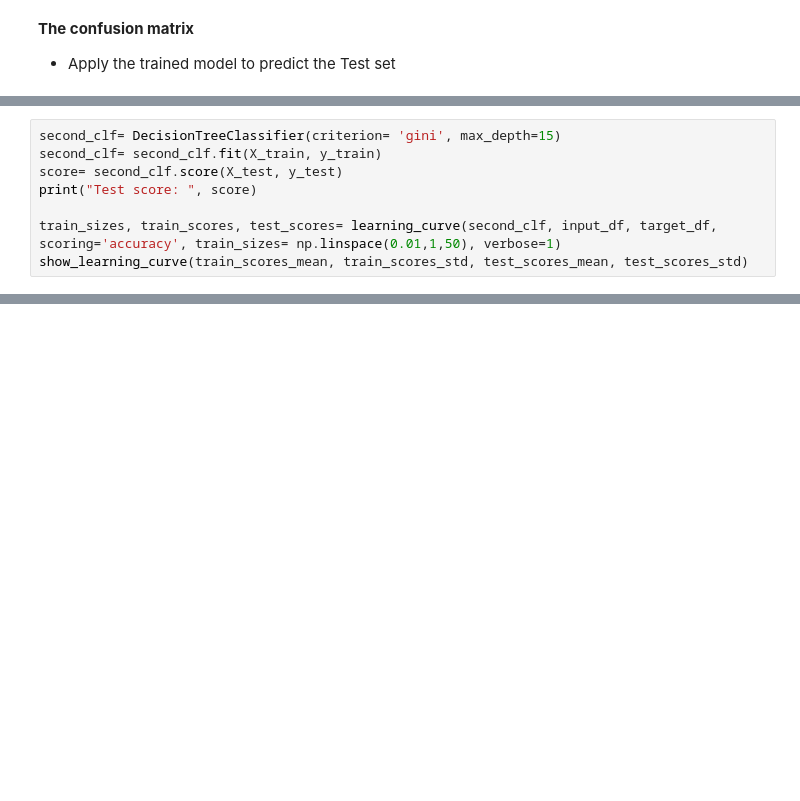
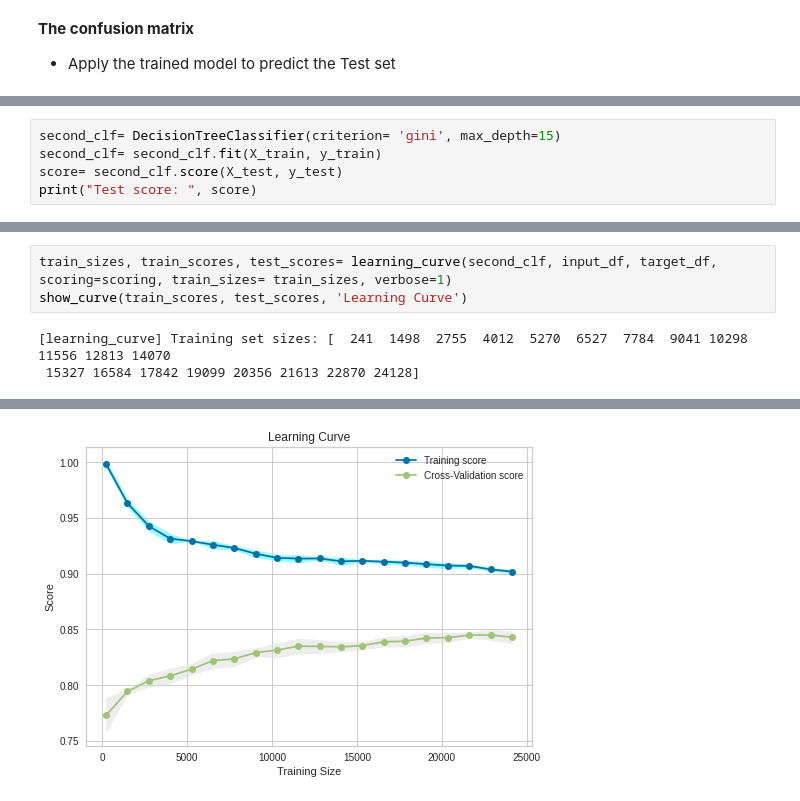
Before and after one commit to ngonhan2k5/cs-ml, a Jupyter notebook: proj1/DecisionTree.ipynb, the cells around one changed output, grey strips where cells are left out. Saved outputs shown, nothing was run; the diff lists cells and outputs as text; blank space fills up the shorter version.

```diff
--- a/proj1/DecisionTree.ipynb
+++ b/proj1/DecisionTree.ipynb
@@ -185,7 +190,4 @@ second_clf= DecisionTreeClassifier(criterion= 'gini', max_depth=15)
 second_clf= second_clf.fit(X_train, y_train)
 score= second_clf.score(X_test, y_test)
 print("Test score: ", score)
-
-train_sizes, train_scores, test_scores= learning_curve(second_clf, input_df, target_df, scoring='accuracy', train_sizes= np.linspace(0.01,1,50), verbose=1)
-show_learning_curve(train_scores_mean, train_scores_std, test_scores_mean, test_scores_std)
 # %% [output]
@@ -200,0 +195,6 @@ Test score:  0.8373300917228423
+# %%
+train_sizes, train_scores, test_scores= learning_curve(second_clf, input_df, target_df, scoring=scoring, train_sizes= train_sizes, verbose=1)
+show_curve(train_scores, test_scores, 'Learning Curve')
+# %% [output]
+[learning_curve] Training set sizes: [  241  1498  2755  4012  5270  6527  7784  9041 10298 11556 12813 14070
+ 15327 16584 17842 19099 20356 21613 22870 24128]
@@ -200,0 +203 @@ Test score:  0.8373300917228423
+[figure, added]
```
Also changed, not shown: parts of 21 cells of this notebook.
